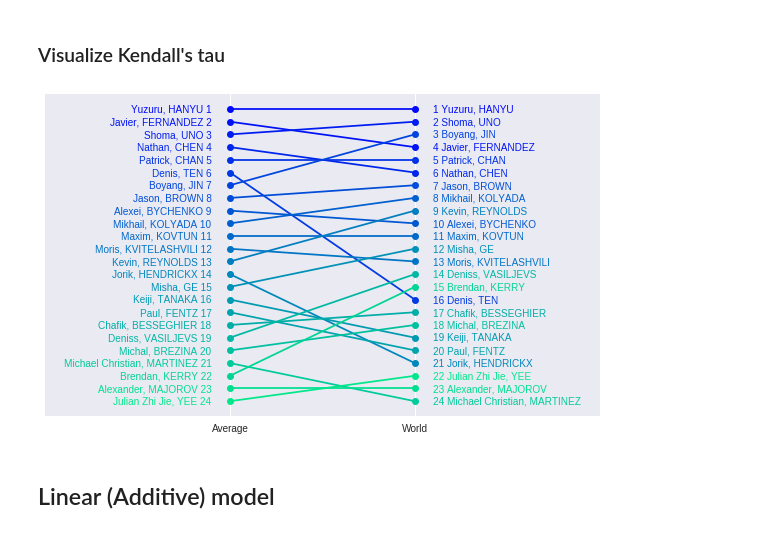
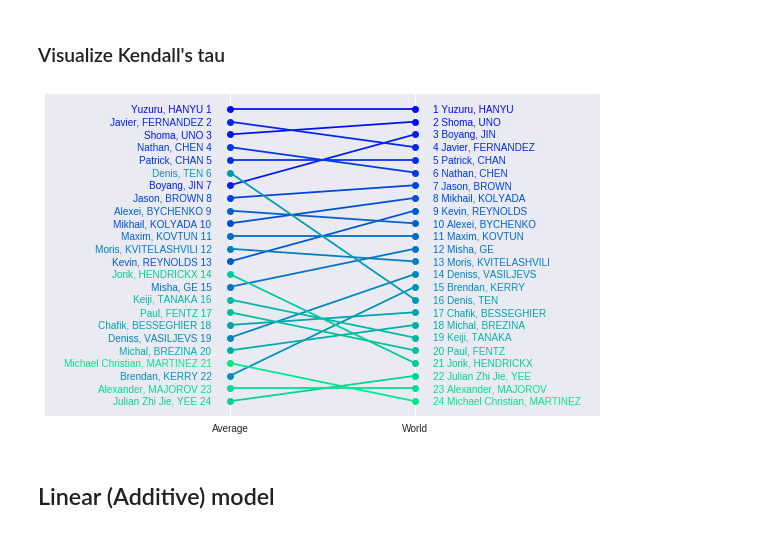
Before and after one commit to khanhnguyendata/skate_predict, a Jupyter notebook: analysis_part1.ipynb, the cells around one changed output. Saved outputs shown, nothing was run; the diff lists cells and outputs as text; code cells hidden in the pictures.

Commit message:
Modify function to plot multiple rankings to use colors of last ranking

```diff
--- a/analysis_part1.ipynb
+++ b/analysis_part1.ipynb
@@ -216,9 +223,10 @@ def plot_rankings(first_ranking, second_ranking, first_label, second_label, file
     if filepath:
         fig.savefig(filepath)
 # %%
-plot_rankings(avg_ranking, world_ranking, 'Average', 'World', 'viz/rank_avg_world.png')
+fig, ax = plt.subplots(figsize=(8, 5))
+plot_multiple_rankings(ax, [avg_ranking, world_ranking], ['Average', 'World'], 'viz/rank_avg_world.png')
 # %% [output]
-[figure, old version]
+[figure, new version]
 # %% [markdown]
 ## Linear (Additive) model
 # %% [markdown]
```
Also changed, not shown: parts of 7 cells of this notebook, 10 other files.
